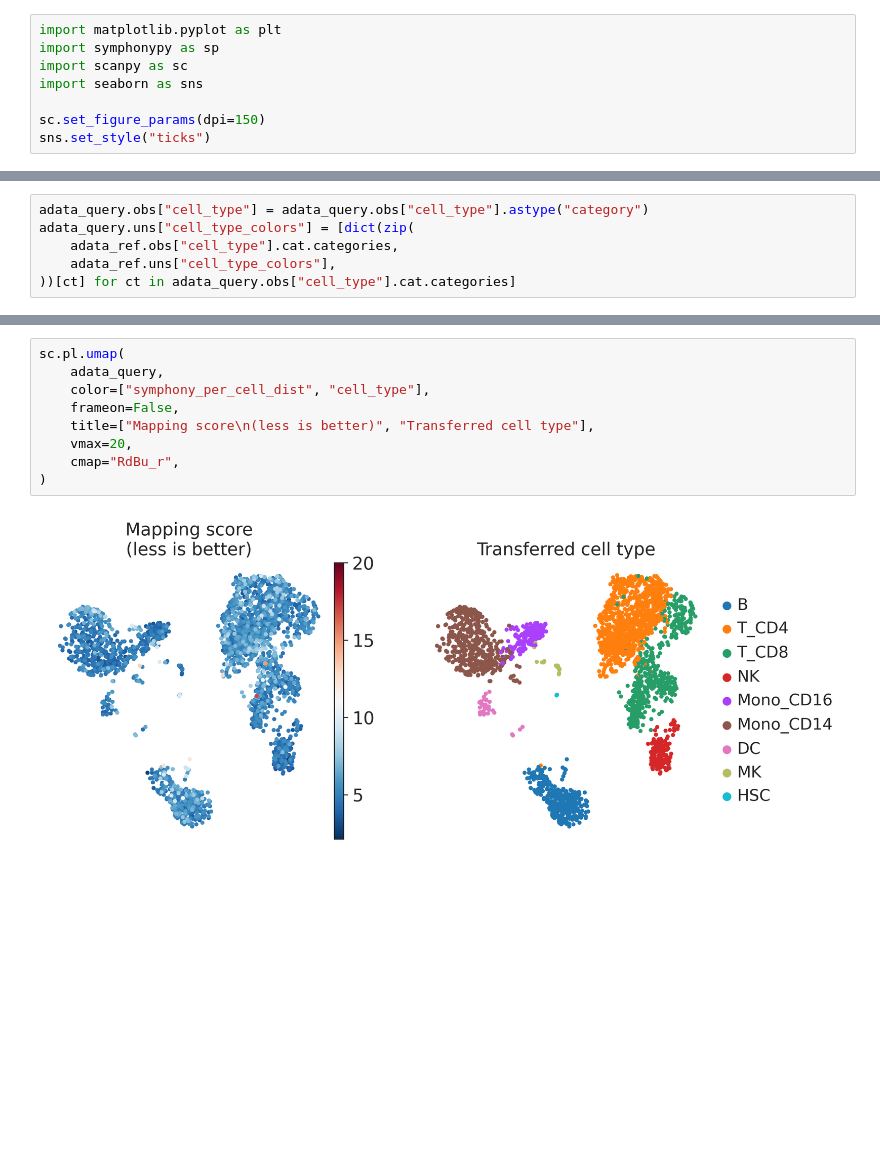
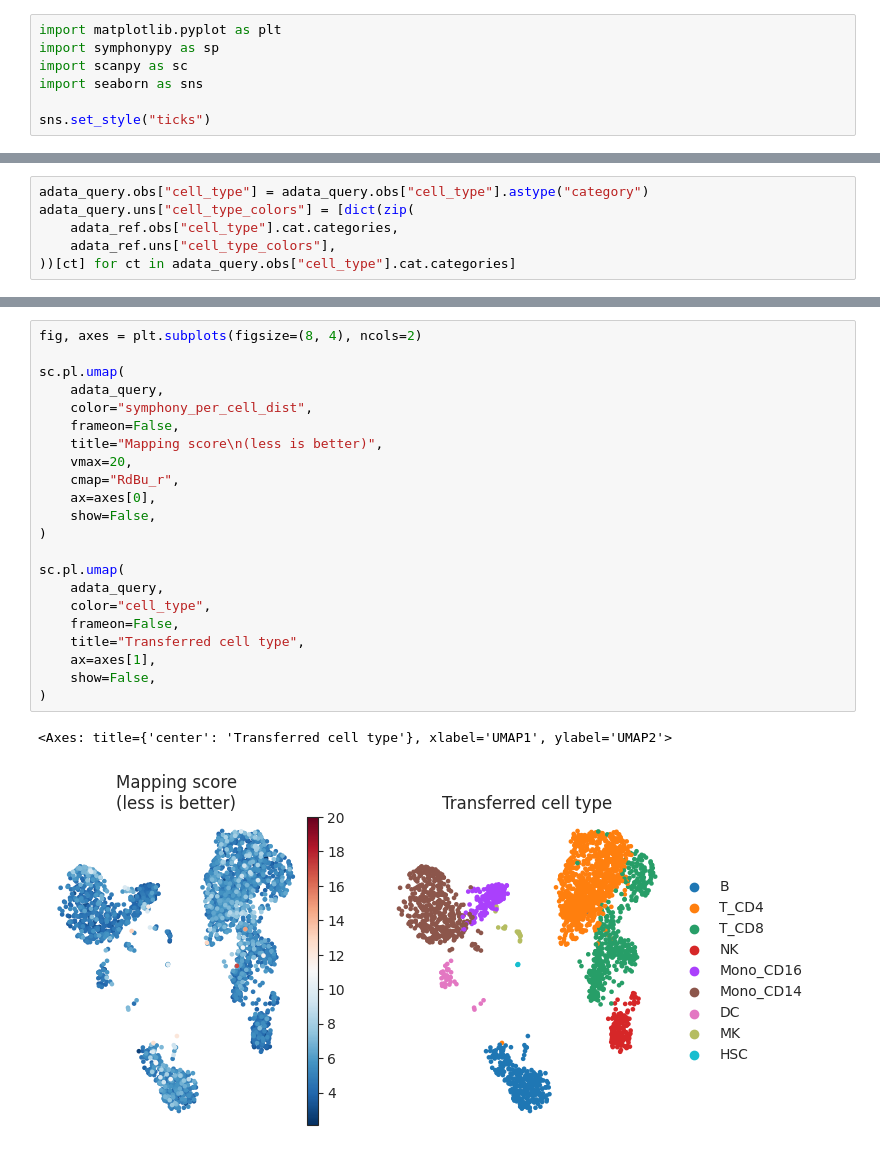
Before and after one commit to potulabe/symphonypy, a Jupyter notebook: notebooks/Symphonypy_precomputed.ipynb, the cells around one changed output, grey strips where cells are left out. Saved outputs shown, nothing was run; the diff lists cells and outputs as text; blank space fills up the shorter version.

```diff
--- a/notebooks/Symphonypy_precomputed.ipynb
+++ b/notebooks/Symphonypy_precomputed.ipynb
@@ -10,7 +10,6 @@ import symphonypy as sp
 import scanpy as sc
 import seaborn as sns
 
-sc.set_figure_params(dpi=150)
 sns.set_style("ticks")
 # %% [markdown]
 List of available datasets (description is [here](https://zenodo.org/record/7568342#.Y9FTIC8w1qs)):
@@ -145,14 +143,28 @@ sc.pl.dotplot(
 # %%
+fig, axes = plt.subplots(figsize=(8, 4), ncols=2)
+
 sc.pl.umap(
     adata_query,
-    color=["symphony_per_cell_dist", "cell_type"],
+    color="symphony_per_cell_dist",
     frameon=False,
-    title=["Mapping score\n(less is better)", "Transferred cell type"],
+    title="Mapping score\n(less is better)",
     vmax=20,
     cmap="RdBu_r",
+    ax=axes[0],
+    show=False,
 )
+
+sc.pl.umap(
+    adata_query,
+    color="cell_type",
+    frameon=False,
+    title="Transferred cell type",
+    ax=axes[1],
+    show=False,
+)
 # %% [output]
+<Axes: title={'center': 'Transferred cell type'}, xlabel='UMAP1', ylabel='UMAP2'>
-[figure, old version]
+[figure, new version]
 # %%
 boxplot_colordict = {
     "boxprops": {"edgecolor": "black"},
```
Also changed, not shown: parts of 6 cells of this notebook.
